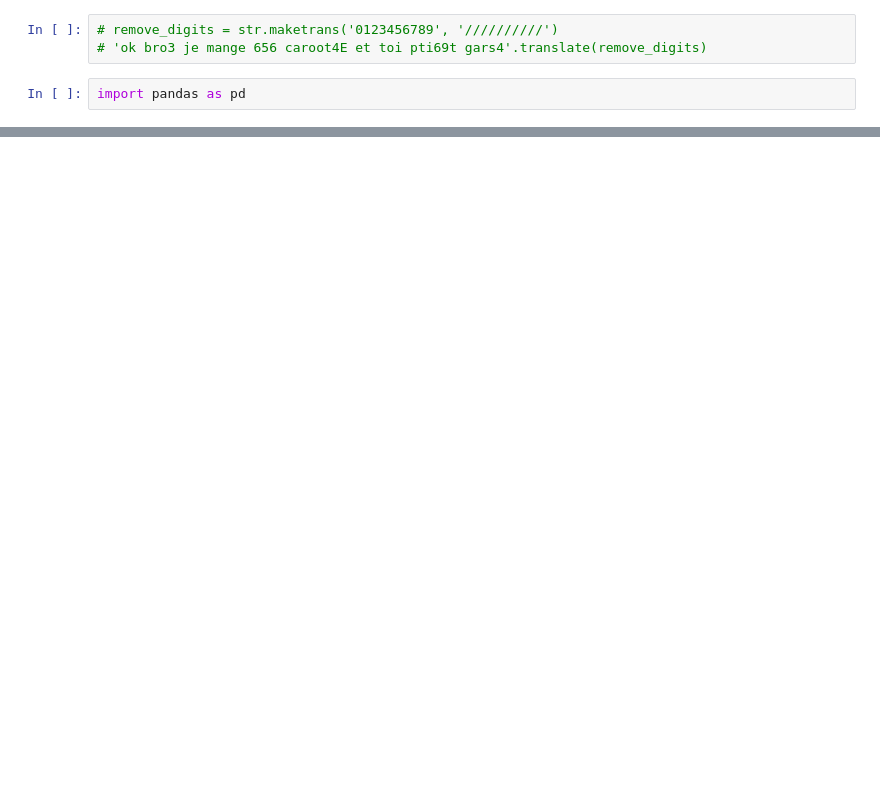
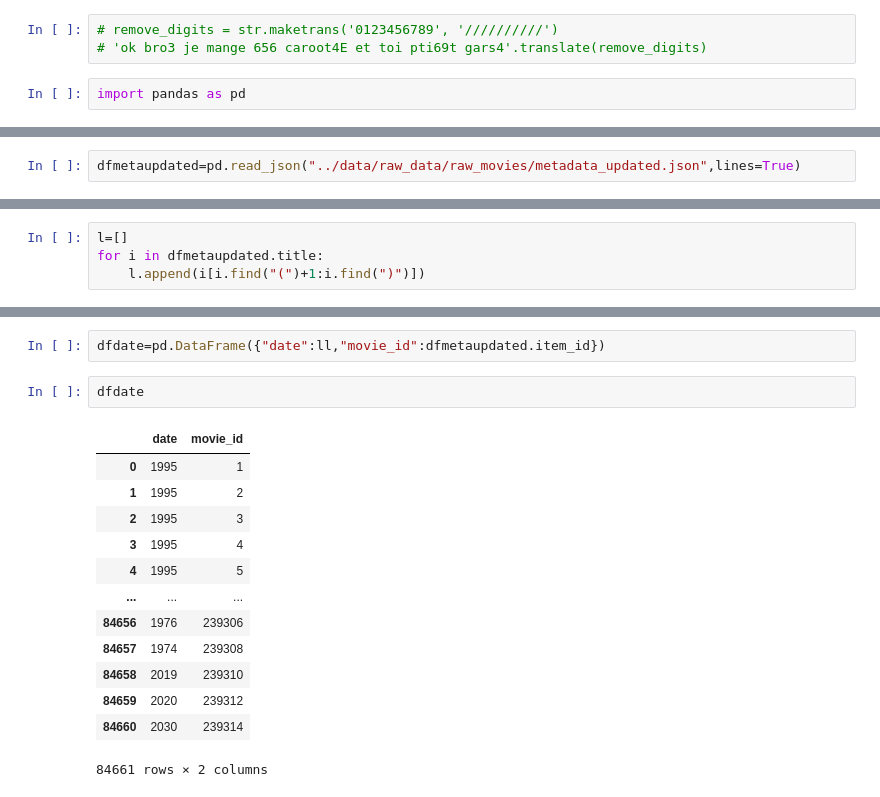
Before and after one commit to arostagnat/BookMatch, a Jupyter notebook: notebooks/jeff.ipynb, the cells around one changed output, grey strips where cells are left out. Cells and saved outputs as stored; diff of their text form; blank space fills up the shorter version.

```diff
--- a/notebooks/jeff.ipynb
+++ b/notebooks/jeff.ipynb
@@ -102,0 +72,2 @@ Name: item_id_movie, Length: 61455, dtype: object
+# %%
+dfmetaupdated=pd.read_json("../data/raw_data/raw_movies/metadata_updated.json",lines=True)
@@ -102,0 +90,4 @@ Name: item_id_movie, Length: 61455, dtype: object
+# %%
+l=[]
+for i in dfmetaupdated.title:
+    l.append(i[i.find("(")+1:i.find(")")])
@@ -102,0 +116,18 @@ Name: item_id_movie, Length: 61455, dtype: object
+# %%
+dfdate=pd.DataFrame({"date":ll,"movie_id":dfmetaupdated.item_id})
+# %%
+dfdate
+# %% [output]
+|  | date | movie_id |
+| 0 | 1995 | 1 |
+| 1 | 1995 | 2 |
+| 2 | 1995 | 3 |
+| 3 | 1995 | 4 |
+| 4 | 1995 | 5 |
+| ... | ... | ... |
+| 84656 | 1976 | 239306 |
+| 84657 | 1974 | 239308 |
+| 84658 | 2019 | 239310 |
+| 84659 | 2020 | 239312 |
+| 84660 | 2030 | 239314 |
+84661 rows × 2 columns
```
Also changed, not shown: parts of 37 cells of this notebook, 1 other file.
